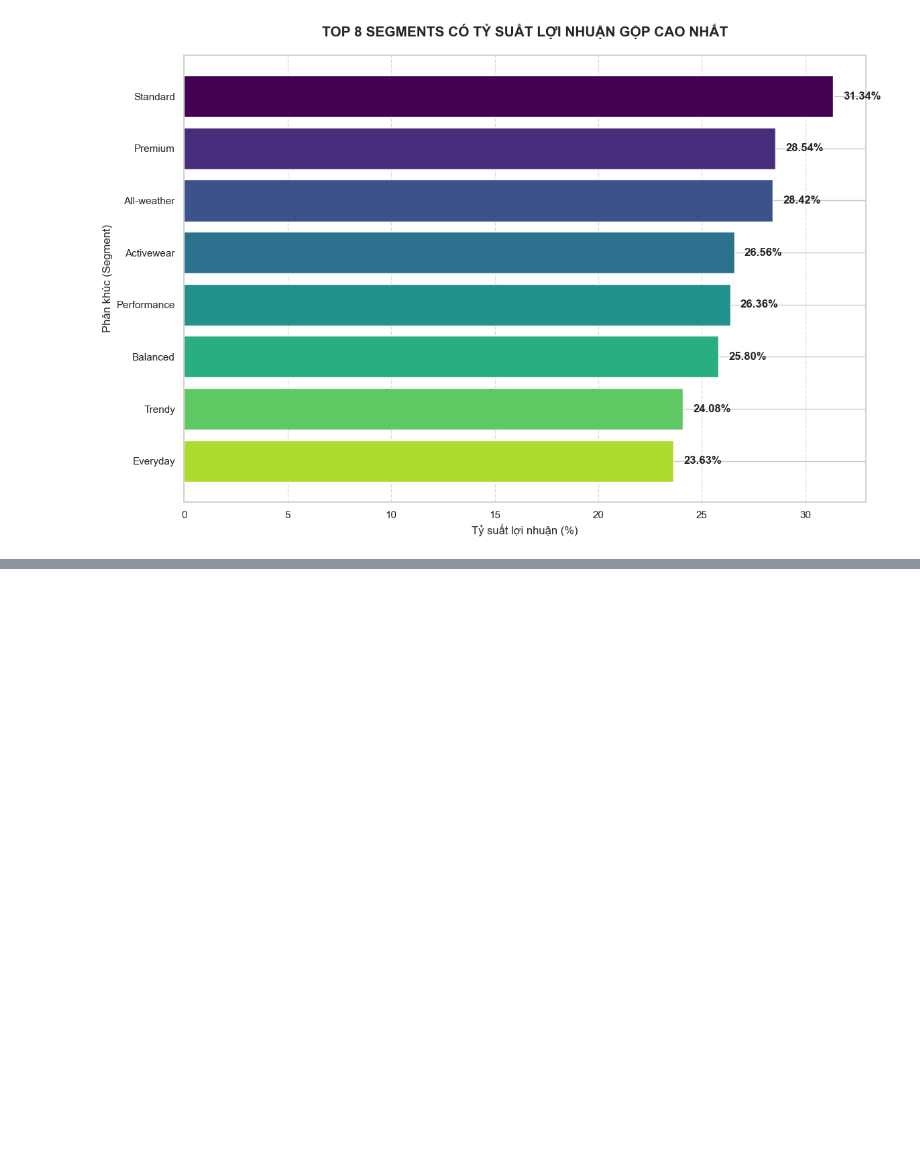
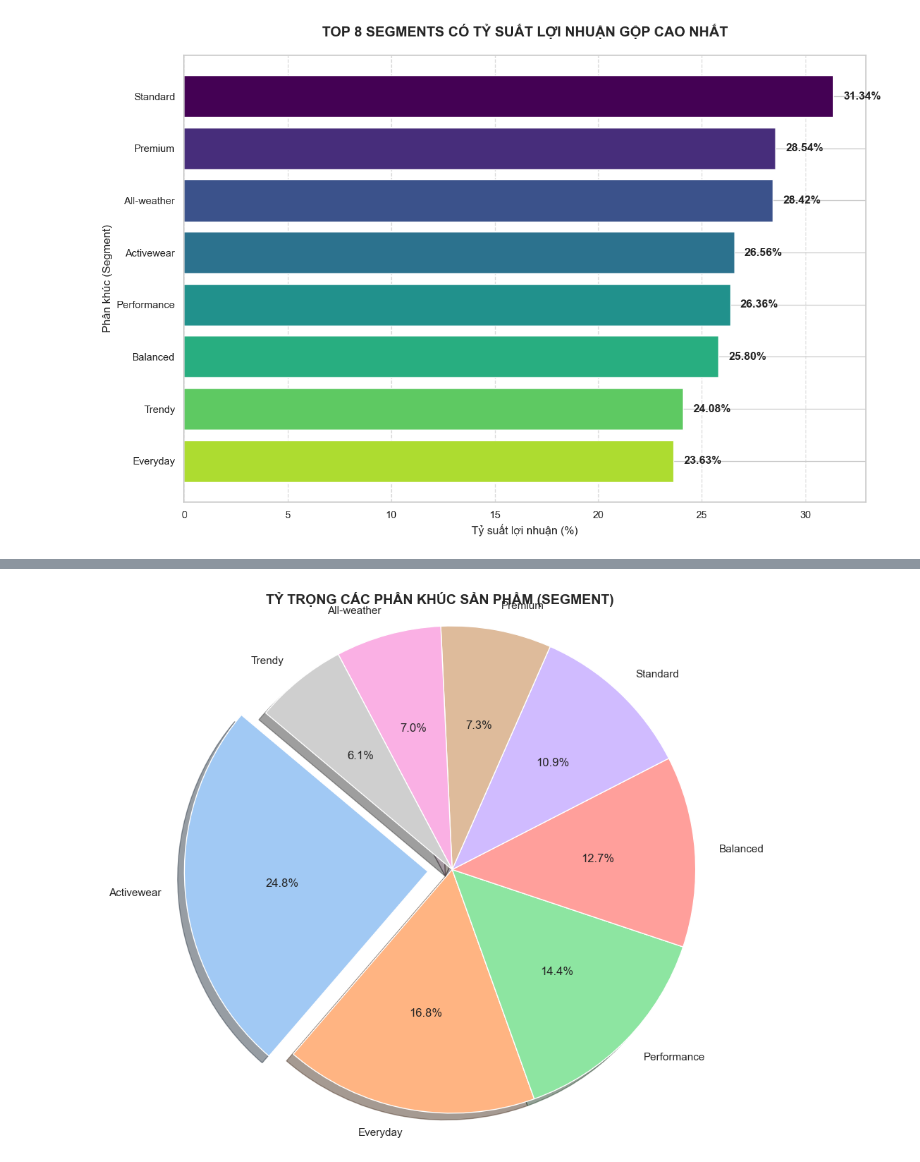
Before and after one commit to lamducanhkhoarubik-spec/Datathon_UITUT, a Jupyter notebook: code/eda/descriptive.ipynb, the cells around one changed output, grey strips where cells are left out. Cells and saved outputs as stored; diff of their text form; code cells hidden in the pictures; blank space fills up the shorter version.

```diff
--- a/code/eda/descriptive.ipynb
+++ b/code/eda/descriptive.ipynb
@@ -340,0 +349,31 @@ Glyph 128200 (\N{CHART WITH UPWARDS TREND}) missing from font(s) Arial.
+# %%
+
+# 1. Thống kê số lượng sản phẩm theo từng Segment
+segment_counts = df_products['segment'].value_counts()
+
+# 2. Cấu hình biểu đồ
+plt.figure(figsize=(10, 8))
+colors = sns.color_palette('pastel')[0:len(segment_counts)] # Bộ màu pastel cho dịu mắt
+
+# Tạo hiệu ứng "nổ" nhẹ cho miếng bánh lớn nhất
+explode = [0.1 if i == 0 else 0 for i in range(len(segment_counts))]
+
+# 3. Vẽ Pie Chart
+plt.pie(
+    segment_counts,
+    labels=segment_counts.index,
+    autopct='%1.1f%%',       # Hiển thị phần trăm có 1 chữ số thập phân
+    startangle=140,          # Xoay góc bắt đầu cho đẹp
+    colors=colors,
+    explode=explode,         # Tách miếng to nhất ra
+    shadow=True              # Đổ bóng cho xịn
+)
+
+# 4. Trang trí
+plt.title('TỶ TRỌNG CÁC PHÂN KHÚC SẢN PHẨM (SEGMENT)', fontsize=14, fontweight='bold')
+plt.axis('equal')  # Đảm bảo hình tròn không bị méo thành hình bầu dục
+
+plt.tight_layout()
+plt.show()
+# %% [output]
+[figure, added]
```
Also changed, not shown: parts of 10 cells of this notebook.
